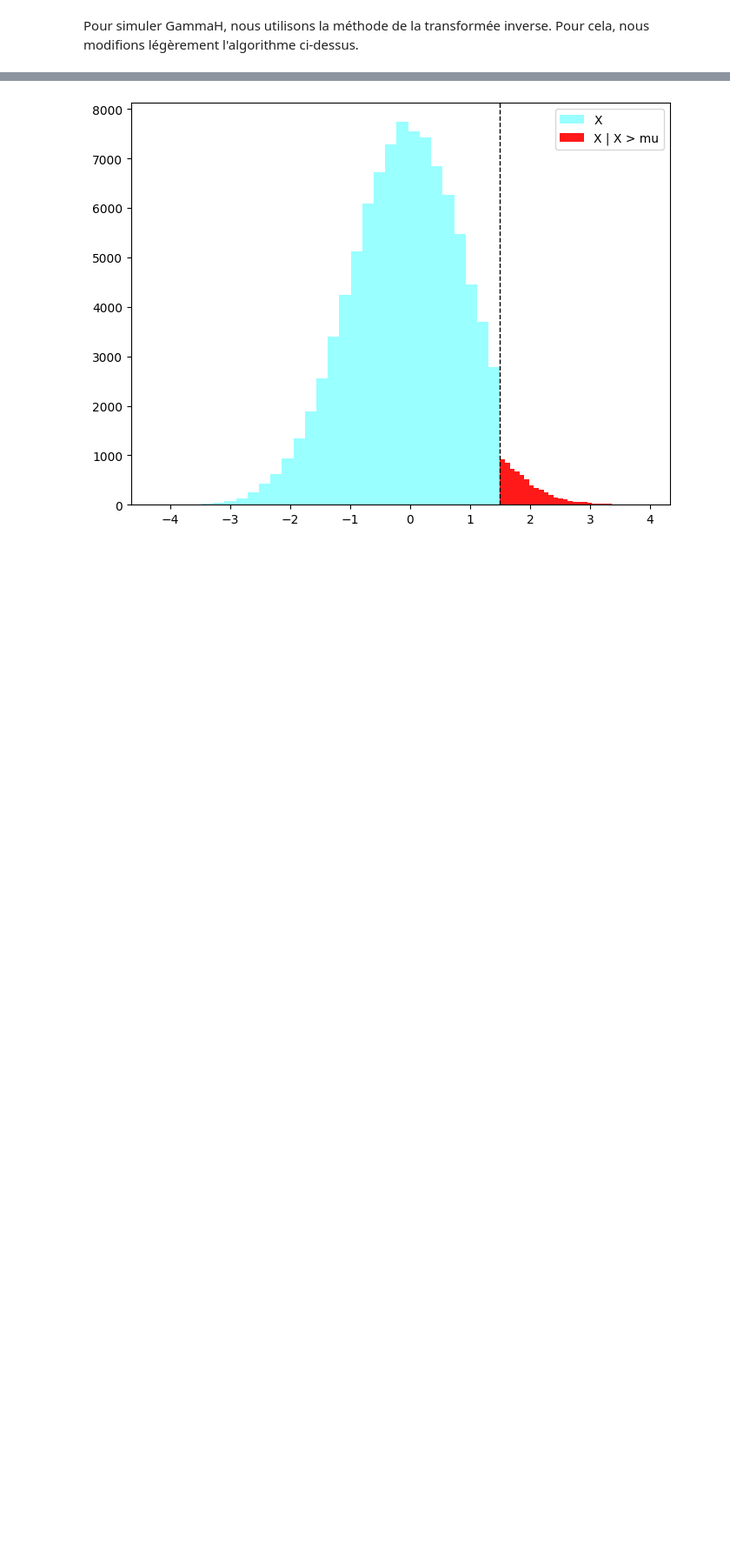
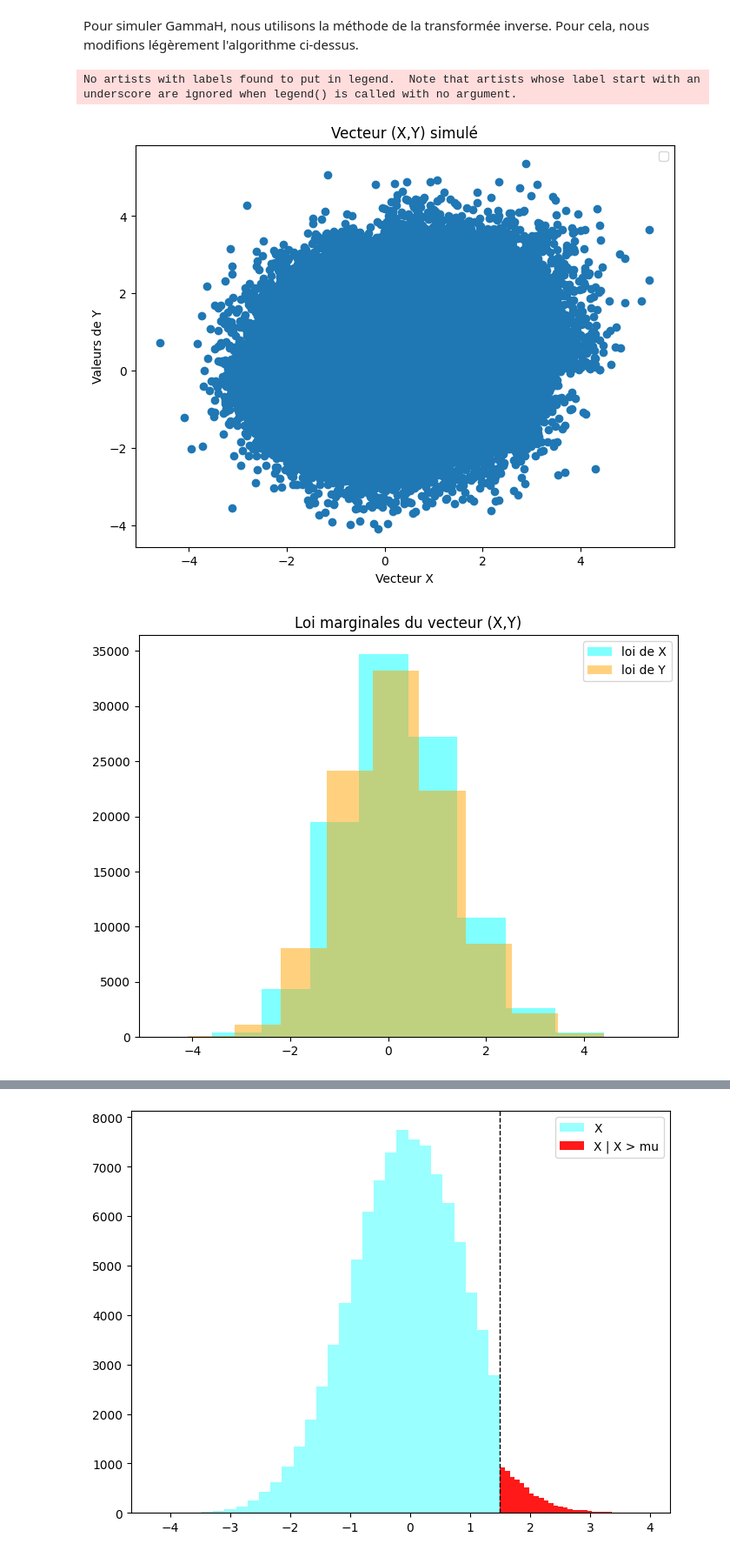
Before and after one commit to AugustinCablant/Monte-Carlo-project, a Jupyter notebook: notebook.ipynb, the cells around one changed output, grey strips where cells are left out. Shown at 87% size. Cells and saved outputs as stored; diff of their text form; code cells hidden in the pictures; blank space fills up the shorter version.

```diff
--- a/notebook.ipynb
+++ b/notebook.ipynb
@@ -150,21 +150,44 @@ def RejectionCoupling_application(p, q, pH, qH, M_p, M_q):
 
     AX, AY = 0, 0
     while AX == 0 & AY == 0:
-        X1, Y1 = simul_exp2()
+        vecteur = simul_exp2()
+        X1, Y1 = vecteur[0][0], vecteur[0][1]
         U = npr.uniform()
-        if U <= p.rvs(X1) / (M_p * pH.rvs(X1)):
+        if U <= p.pdf(X1) / (M_p * pH.pdf(X1)):
             AX = 1
-        if U <= q.rvs(Y1) / (M_q * qH.rvs(Y1)):
+        if U <= q.pdf(Y1) / (M_q * qH.pdf(Y1)):
             AY = 1
         X2, Y2 = p.rvs(), q.rvs()
         return AX * X1 + (1-AX) * X2, AY * Y1 + (1-AY) * Y2
 # %%
-n = 10**4  #nombre de simulations
+n = 10**5  #nombre de simulations
 Mp, Mq = np.sqrt(2 / np.pi) * np.exp(2), np.sqrt(2 / np.pi) * np.exp(2)
 p, q = stats.norm(), stats.norm()
-pH, qH = stats.expon(2), stats.expon(2)
-GammaH =
+pH, qH = stats.expon(scale = 1/2), stats.expon(scale = 1/2)
 
-for _ in range(n):
-    X, Y = RejectionCoupling(GammaH, p, q, pH, qH, Mp, Mq)
+valeurs_de_X = []
+valeurs_de_Y = []
+for _ in tqdm(range(n)):
+    X, Y = RejectionCoupling_application(p, q, pH, qH, Mp, Mq)
+    valeurs_de_X.append(X)
+    valeurs_de_Y.append(Y)
+
+plt.figure(figsize=(8,6))
+plt.scatter(valeurs_de_X, valeurs_de_Y)
+plt.xlabel("Vecteur X")
+plt.ylabel("Valeurs de Y")
+plt.title("Vecteur (X,Y) simulé")
+plt.legend()
+plt.show()
+
+plt.figure(figsize=(8,6))
+plt.hist(valeurs_de_X, color = "cyan", alpha = 0.5, label = "loi de X")
+plt.hist(valeurs_de_Y, color = "orange", alpha = 0.5,  label = "loi de Y")
+plt.title("Loi marginales du vecteur (X,Y)")
+plt.legend()
+plt.show()
+# %% [output]
+No artists with labels found to put in legend.  Note that artists whose label start with an underscore are ignored when legend() is called with no argument.
+[figure, added]
+[figure, added]
 # %% [markdown]
```
Also changed, not shown: parts of 1 cell of this notebook.
